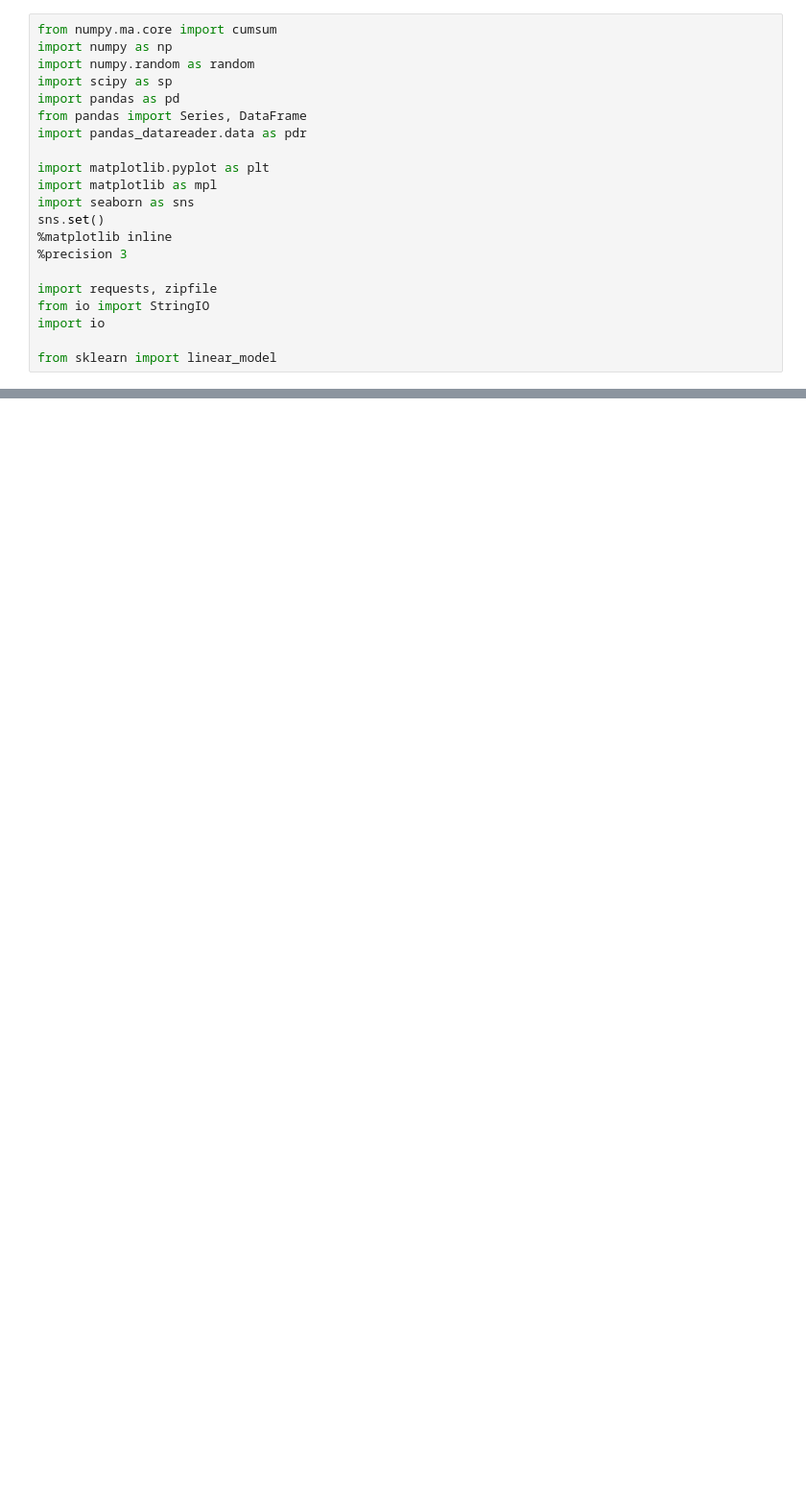
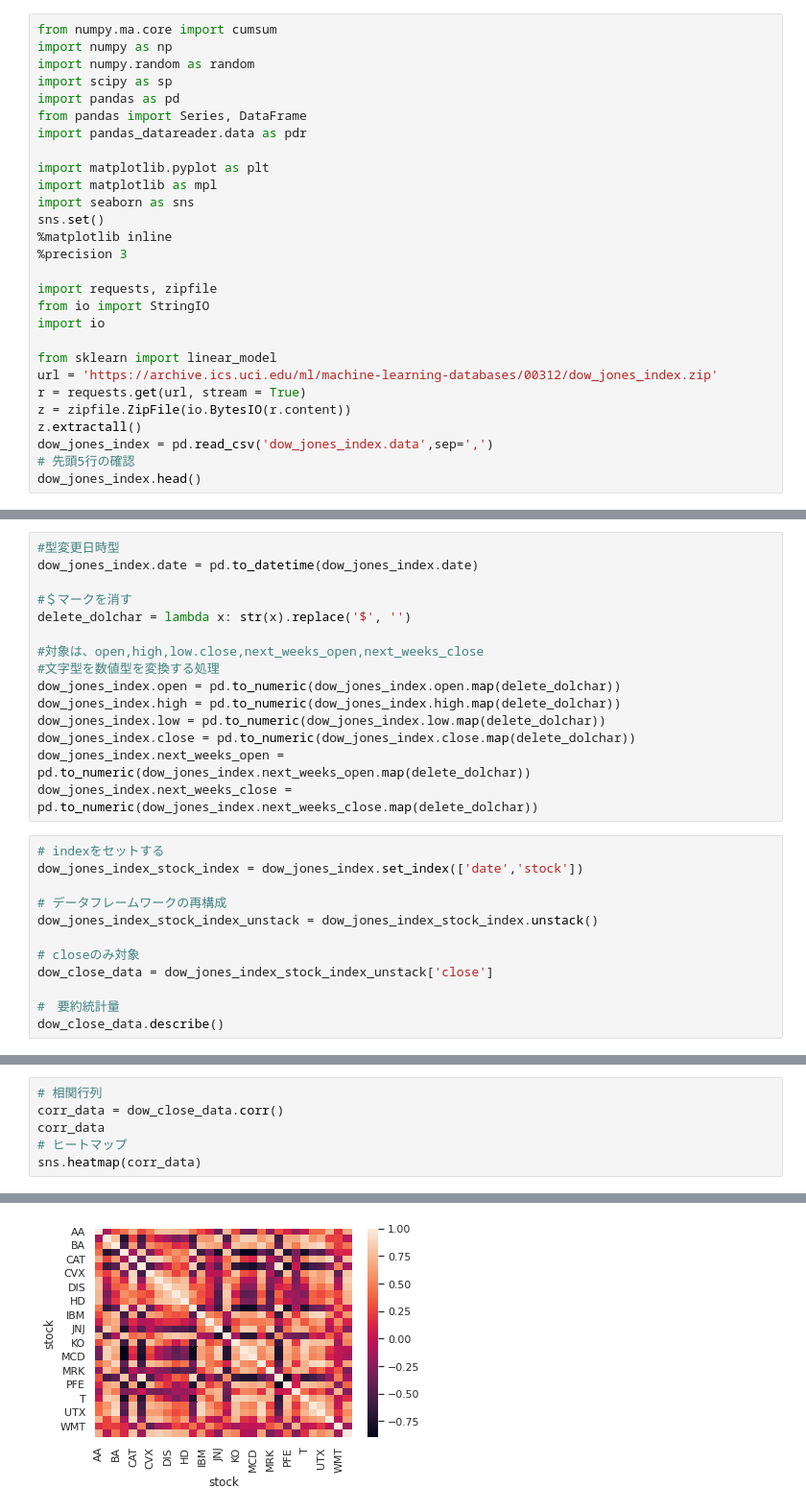
Before and after one commit to TYamashita-22016/M_Math, a Jupyter notebook: Chap06_Cm_01.ipynb, the cells around one changed output, grey strips where cells are left out. Shown: that part at 96% size. Saved outputs shown, nothing was run; the diff lists cells and outputs as text; blank space fills up the shorter version.

```diff
--- a/Chap06_Cm_01.ipynb
+++ b/Chap06_Cm_01.ipynb
@@ -21,3 +21,10 @@ from io import StringIO
 import io
 
 from sklearn import linear_model
+url = 'https://archive.ics.uci.edu/ml/machine-learning-databases/00312/dow_jones_index.zip'
+r = requests.get(url, stream = True)
+z = zipfile.ZipFile(io.BytesIO(r.content))
+z.extractall()
+dow_jones_index = pd.read_csv('dow_jones_index.data',sep=',')
+# 先頭5行の確認
+dow_jones_index.head()
@@ -53,0 +59,27 @@ student_data_math.groupby(['age', 'sex'])['G1'].mean().unstack().dropna()
+# %%
+#型変更日時型
+dow_jones_index.date = pd.to_datetime(dow_jones_index.date)
+
+#＄マークを消す
+delete_dolchar = lambda x: str(x).replace('$', '')
+
+#対象は、open,high,low.close,next_weeks_open,next_weeks_close
+#文字型を数値型を変換する処理
+dow_jones_index.open = pd.to_numeric(dow_jones_index.open.map(delete_dolchar))
+dow_jones_index.high = pd.to_numeric(dow_jones_index.high.map(delete_dolchar))
+dow_jones_index.low = pd.to_numeric(dow_jones_index.low.map(delete_dolchar))
+dow_jones_index.close = pd.to_numeric(dow_jones_index.close.map(delete_dolchar))
+dow_jones_index.next_weeks_open = pd.to_numeric(dow_jones_index.next_weeks_open.map(delete_dolchar))
+dow_jones_index.next_weeks_close = pd.to_numeric(dow_jones_index.next_weeks_close.map(delete_dolchar))
+# %%
+# indexをセットする
+dow_jones_index_stock_index = dow_jones_index.set_index(['date','stock'])
+
+# データフレームワークの再構成
+dow_jones_index_stock_index_unstack = dow_jones_index_stock_index.unstack()
+
+# closeのみ対象
+dow_close_data = dow_jones_index_stock_index_unstack['close']
+
+#　要約統計量
+dow_close_data.describe()
@@ -53,0 +97,7 @@ student_data_math.groupby(['age', 'sex'])['G1'].mean().unstack().dropna()
+# %%
+# 相関行列
+corr_data = dow_close_data.corr()
+corr_data
+# ヒートマップ
+sns.heatmap(corr_data)
+# %% [output]
@@ -53,0 +105 @@ student_data_math.groupby(['age', 'sex'])['G1'].mean().unstack().dropna()
+[figure, added]
```
Also changed, not shown: parts of 10 cells of this notebook.
